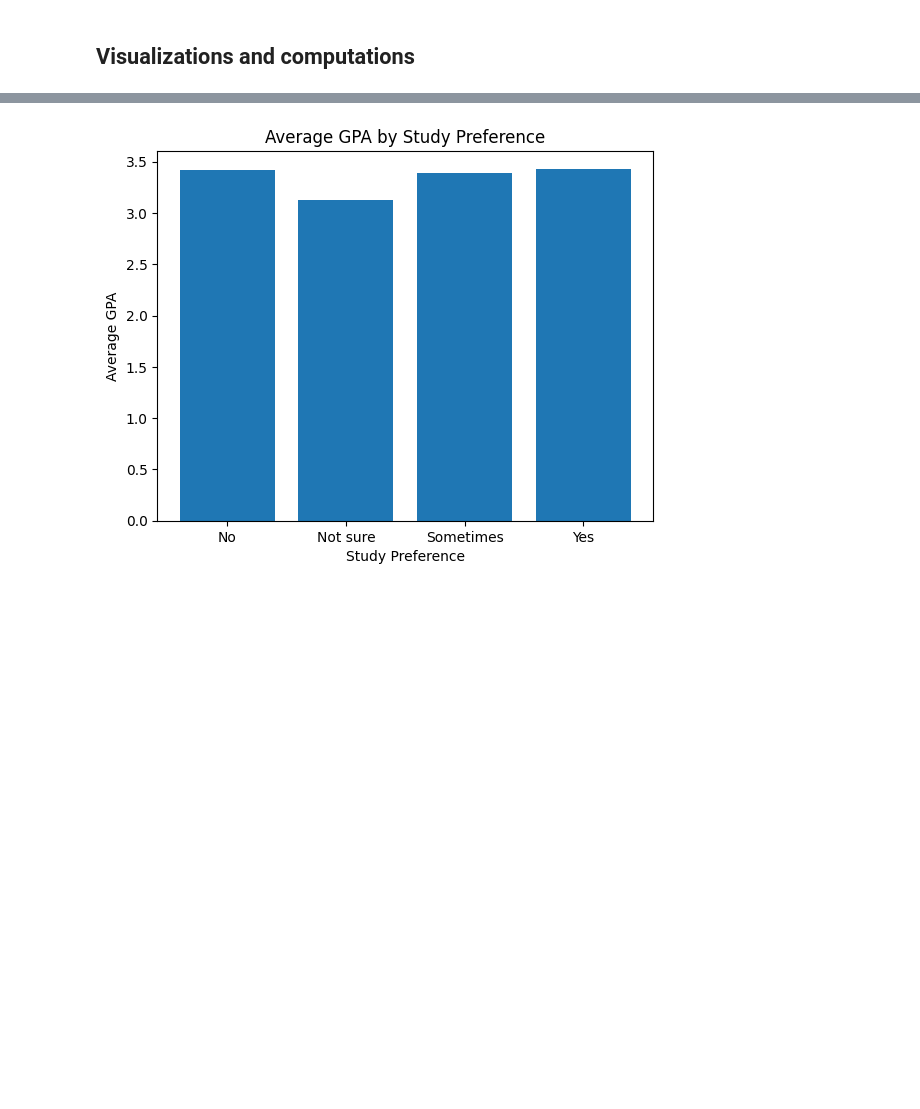
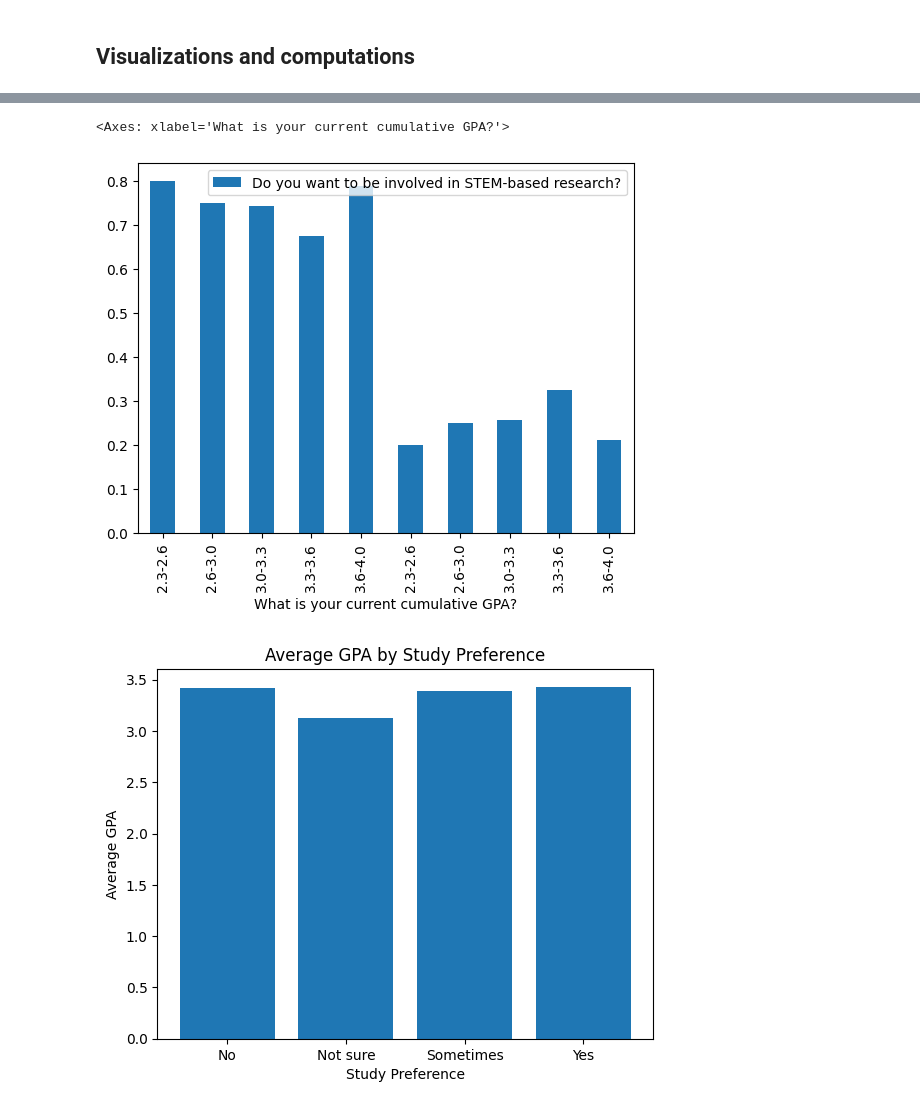
Before and after one commit to undahveeti/University-Characteristic-Data-Analysis, a Jupyter notebook: cs105_mini_project.ipynb, the cells around one changed output, grey strips where cells are left out. Saved outputs shown, nothing was run; the diff lists cells and outputs as text; code cells hidden in the pictures; blank space fills up the shorter version.

```diff
--- a/cs105_mini_project.ipynb
+++ b/cs105_mini_project.ipynb
@@ -46,6 +42,26 @@ display(df)
 def gpa_range_to_avg(gpa_range):
     first, second = map(float, gpa_range.split('-'))
     return (first + second) / 2
+# %%
+import seaborn as sns
+
+df1 = df[['What is your current cumulative GPA?', 'Do you want to be involved in STEM-based research?']]
+df2 = df1
+df1 = df1[df1['Do you want to be involved in STEM-based research?'] == 'Yes']
+df2 = df2[df2['Do you want to be involved in STEM-based research?'] == 'No']
+df1 = df1.groupby('What is your current cumulative GPA?').count()
+df2 = df2.groupby('What is your current cumulative GPA?').count()
+
+df3 = df1 + df2
+
+df1 = df1 / df3
+df2 = df2 / df3
+
+graph = pd.concat([df1, df2], axis = 0)
+graph.plot.bar()
+# %% [output]
+<Axes: xlabel='What is your current cumulative GPA?'>
+[figure, added]
 # %%
 import matplotlib.pyplot as plt
 
```
Also changed, not shown: parts of 1 cell of this notebook.
